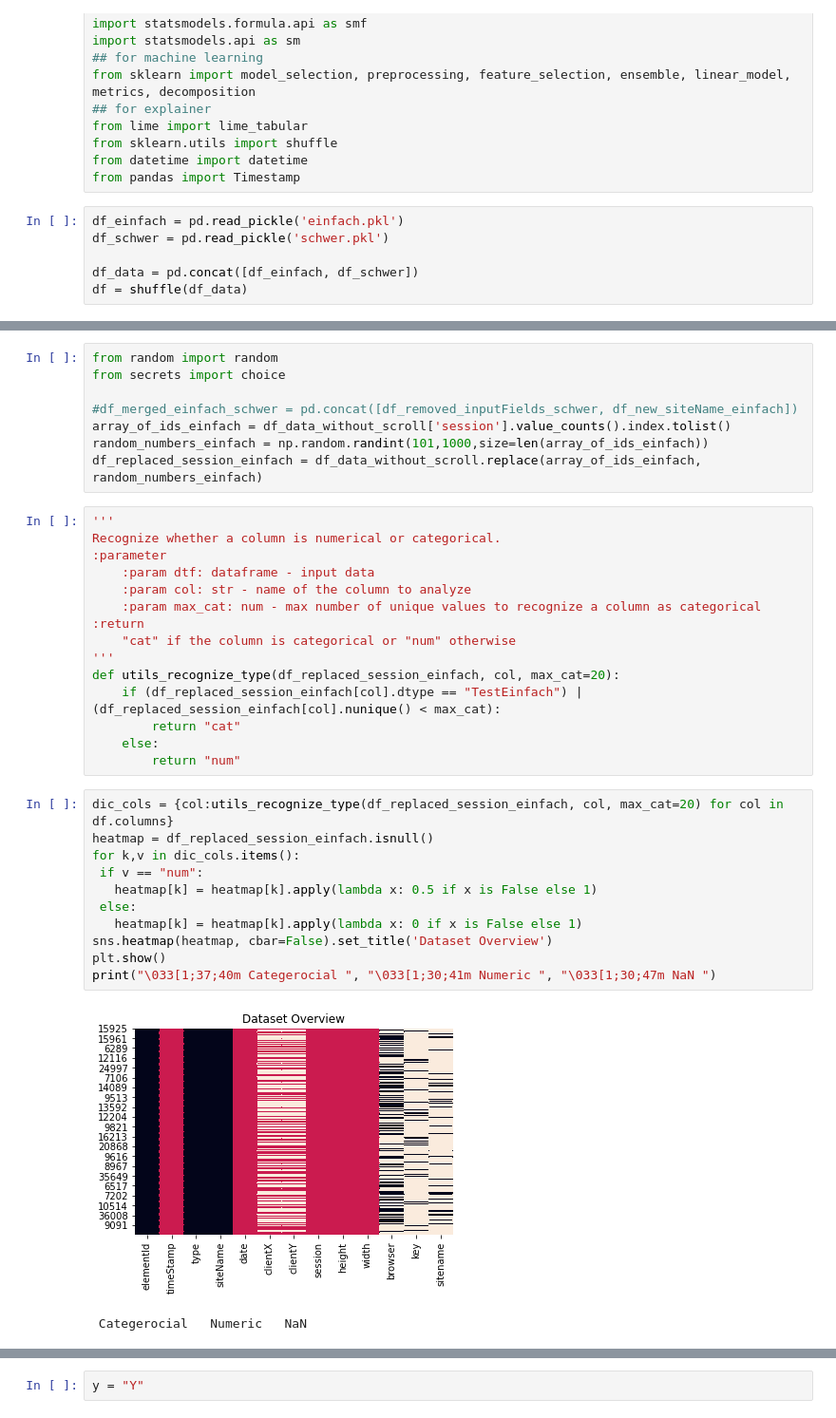
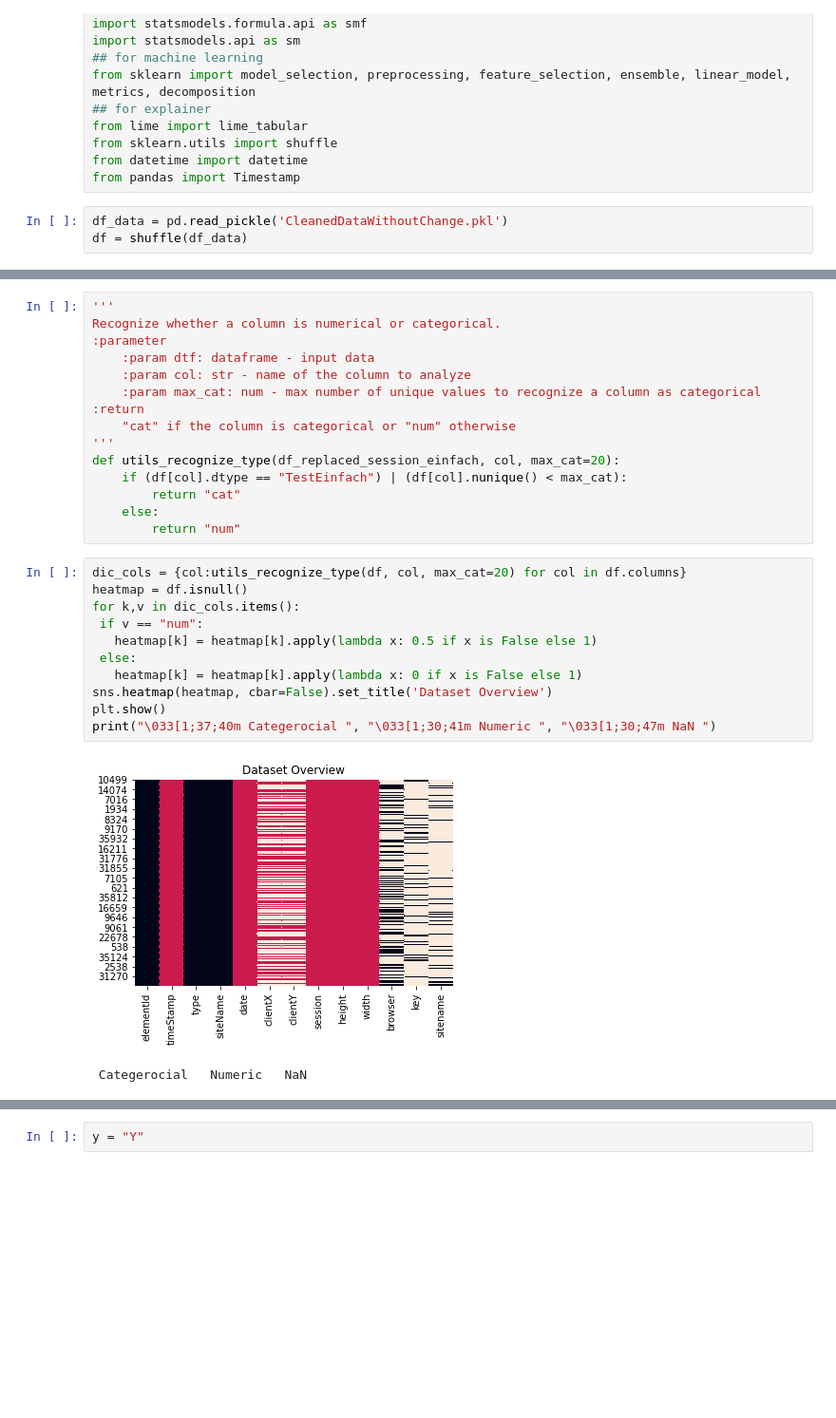
Before and after one commit to IngaGlotzbach/Master-AI, a Jupyter notebook: Model/statisticalTests.ipynb, the cells around one changed output, grey strips where cells are left out. Shown at 95% size. Cells and saved outputs as stored; diff of their text form; blank space fills up the shorter version.

```diff
--- a/Model/statisticalTests.ipynb
+++ b/Model/statisticalTests.ipynb
@@ -17,8 +17,5 @@ from sklearn.utils import shuffle
 from datetime import datetime
 from pandas import Timestamp
 # %%
-df_einfach = pd.read_pickle('einfach.pkl')
-df_schwer = pd.read_pickle('schwer.pkl')
-
-df_data = pd.concat([df_einfach, df_schwer])
+df_data = pd.read_pickle('CleanedDataWithoutChange.pkl')
 df = shuffle(df_data)
@@ -28,11 +22,3 @@ df_data_without_scroll = df.loc[df["type"] !="scroll"]
-# %%
-from random import random
-from secrets import choice
-
-#df_merged_einfach_schwer = pd.concat([df_removed_inputFields_schwer, df_new_siteName_einfach])
-array_of_ids_einfach = df_data_without_scroll['session'].value_counts().index.tolist()
-random_numbers_einfach = np.random.randint(101,1000,size=len(array_of_ids_einfach))
-df_replaced_session_einfach = df_data_without_scroll.replace(array_of_ids_einfach, random_numbers_einfach)
 # %%
 '''
 Recognize whether a column is numerical or categorical.
@@ -44,22 +30,22 @@ Recognize whether a column is numerical or categorical.
     "cat" if the column is categorical or "num" otherwise
 '''
 def utils_recognize_type(df_replaced_session_einfach, col, max_cat=20):
-    if (df_replaced_session_einfach[col].dtype == "TestEinfach") | (df_replaced_session_einfach[col].nunique() < max_cat):
+    if (df[col].dtype == "TestEinfach") | (df[col].nunique() < max_cat):
         return "cat"
     else:
         return "num"
 # %%
-dic_cols = {col:utils_recognize_type(df_replaced_session_einfach, col, max_cat=20) for col in df.columns}
-heatmap = df_replaced_session_einfach.isnull()
+dic_cols = {col:utils_recognize_type(df, col, max_cat=20) for col in df.columns}
+heatmap = df.isnull()
 for k,v in dic_cols.items():
  if v == "num":
    heatmap[k] = heatmap[k].apply(lambda x: 0.5 if x is False else 1)
  else:
    heatmap[k] = heatmap[k].apply(lambda x: 0 if x is False else 1)
 sns.heatmap(heatmap, cbar=False).set_title('Dataset Overview')
 plt.show()
 print("\033[1;37;40m Categerocial ", "\033[1;30;41m Numeric ", "\033[1;30;47m NaN ")
 # %% [output]
-[figure, old version]
+[figure, new version]
  Categerocial   Numeric   NaN
 # %%
```
Also changed, not shown: parts of 10 cells of this notebook, 2 other files.
